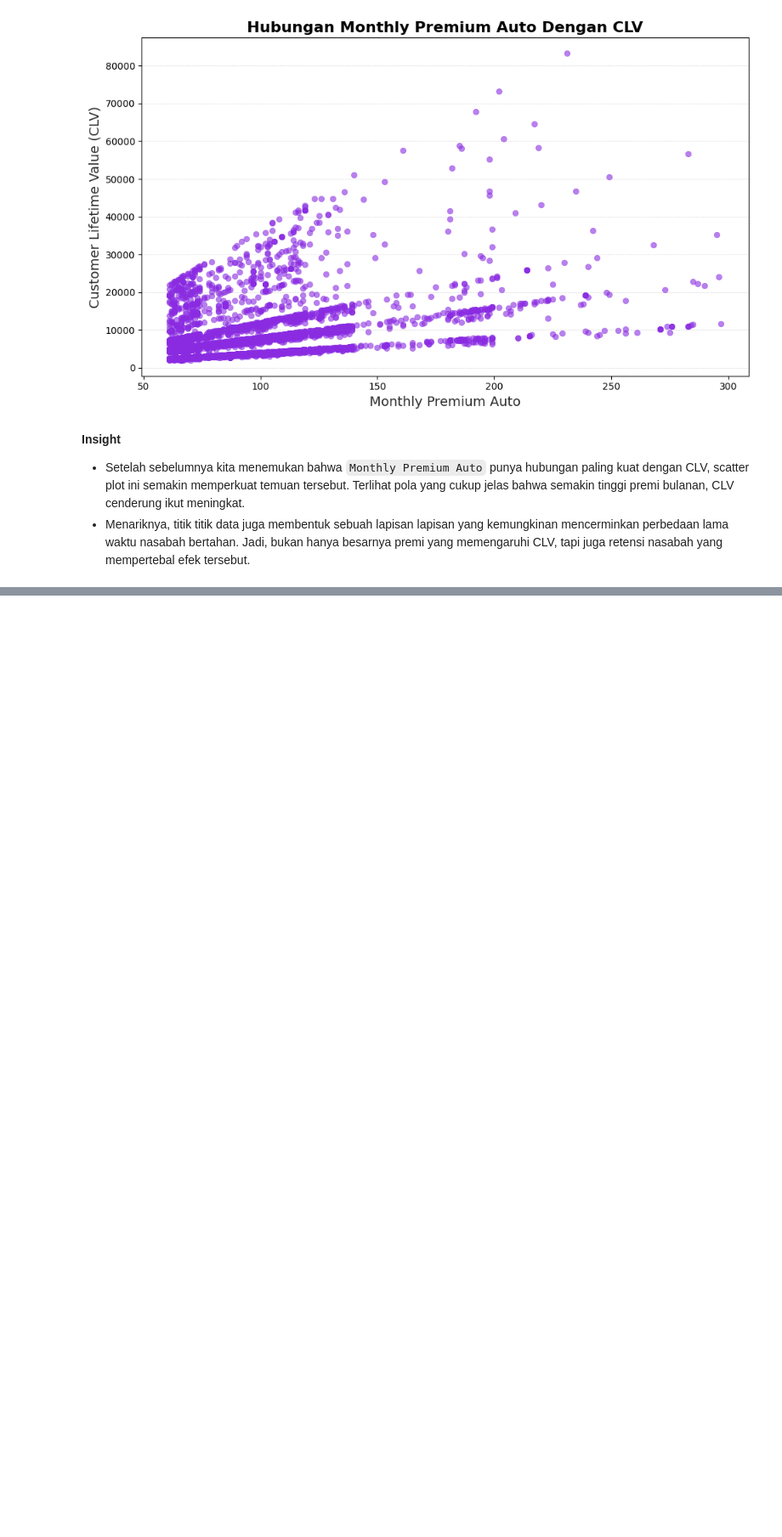
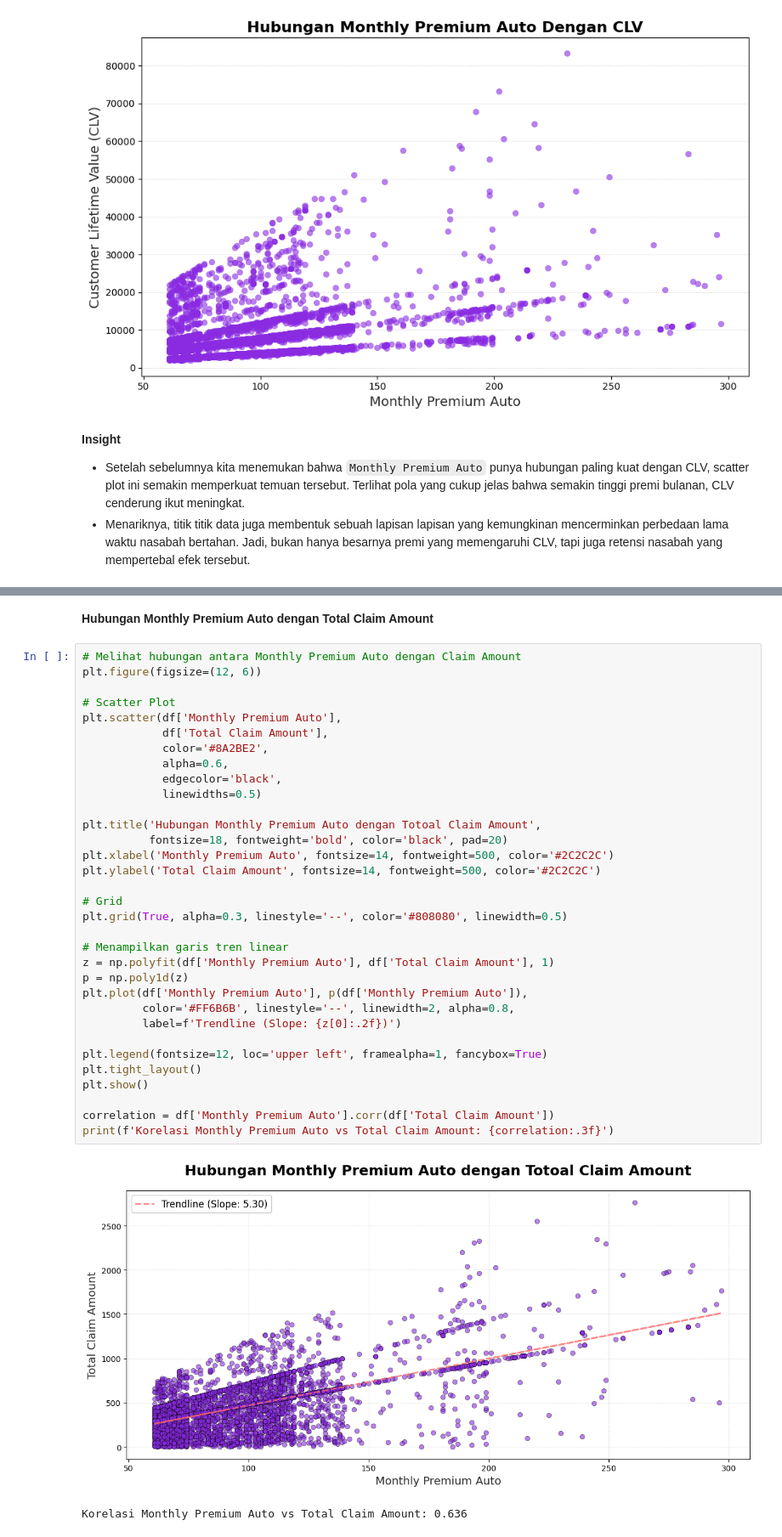
Before and after one commit to BagasNuryaman15/Capstone-2-SatriaDirgantaraN, a Jupyter notebook: Notebook.ipynb, the cells around one changed output, grey strips where cells are left out. Shown at 85% size. Drawn from its saved outputs; the diff is of its cells as text; blank space fills up the shorter version.

```diff
--- a/Notebook.ipynb
+++ b/Notebook.ipynb
@@ -338,0 +400,38 @@ plt.show()
+# %% [markdown]
+**Hubungan Monthly Premium Auto dengan Total Claim Amount**
+# %%
+# Melihat hubungan antara Monthly Premium Auto dengan Claim Amount
+plt.figure(figsize=(12, 6))
+
+# Scatter Plot
+plt.scatter(df['Monthly Premium Auto'],
+            df['Total Claim Amount'],
+            color='#8A2BE2',
+            alpha=0.6,
+            edgecolor='black',
+            linewidths=0.5)
+
+plt.title('Hubungan Monthly Premium Auto dengan Totoal Claim Amount',
+          fontsize=18, fontweight='bold', color='black', pad=20)
+plt.xlabel('Monthly Premium Auto', fontsize=14, fontweight=500, color='#2C2C2C')
+plt.ylabel('Total Claim Amount', fontsize=14, fontweight=500, color='#2C2C2C')
+
+# Grid
+plt.grid(True, alpha=0.3, linestyle='--', color='#808080', linewidth=0.5)
+
+# Menampilkan garis tren linear
+z = np.polyfit(df['Monthly Premium Auto'], df['Total Claim Amount'], 1)
+p = np.poly1d(z)
+plt.plot(df['Monthly Premium Auto'], p(df['Monthly Premium Auto']),
+         color='#FF6B6B', linestyle='--', linewidth=2, alpha=0.8,
+         label=f'Trendline (Slope: {z[0]:.2f})')
+
+plt.legend(fontsize=12, loc='upper left', framealpha=1, fancybox=True)
+plt.tight_layout()
+plt.show()
+
+correlation = df['Monthly Premium Auto'].corr(df['Total Claim Amount'])
+print(f'Korelasi Monthly Premium Auto vs Total Claim Amount: {correlation:.3f}')
+# %% [output]
+[figure, added]
+Korelasi Monthly Premium Auto vs Total Claim Amount: 0.636
```
Also changed, not shown: parts of 38 cells of this notebook.
